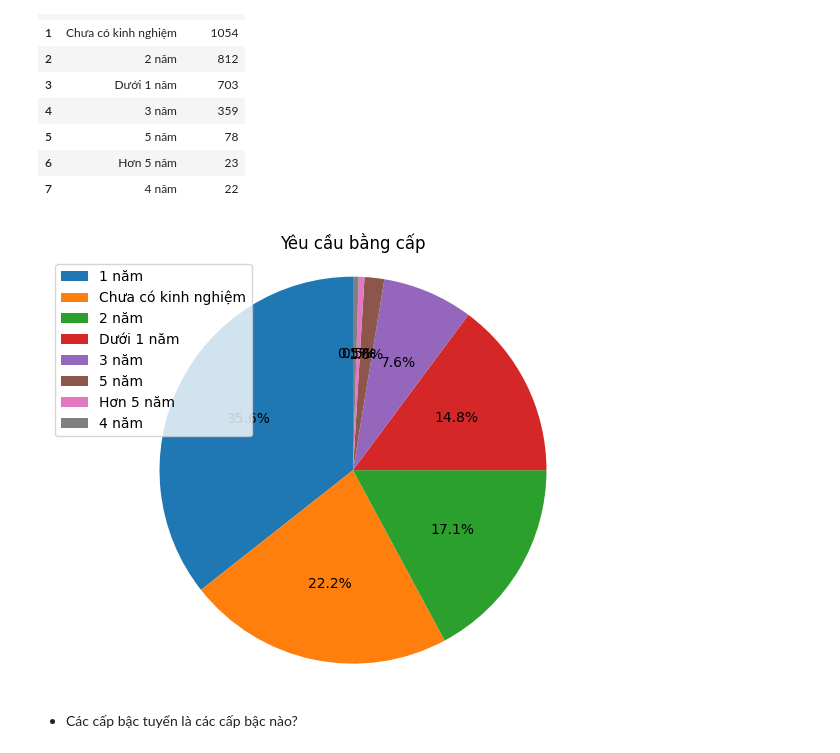
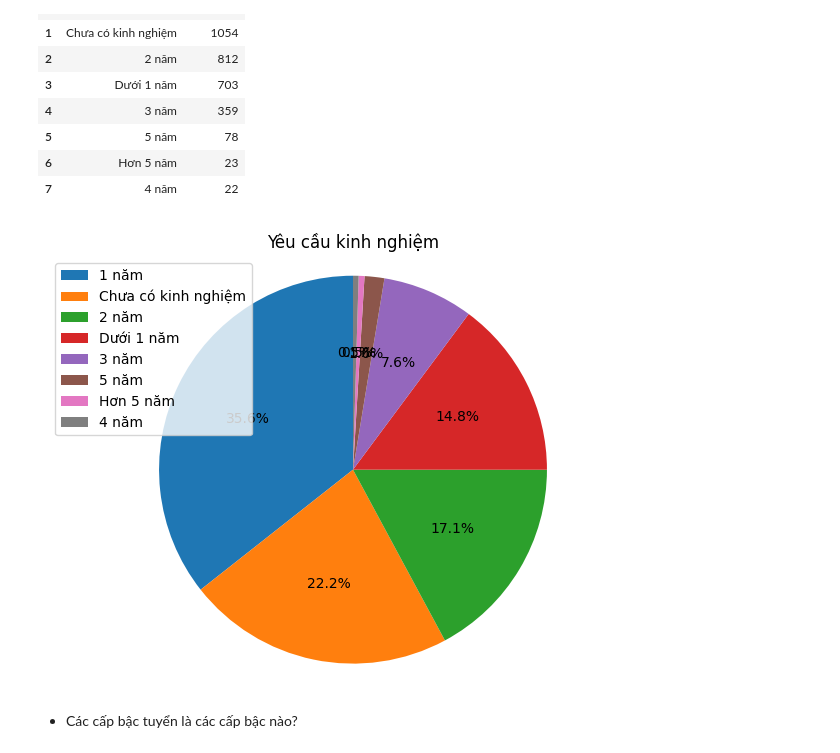
Before and after one commit to HungLVT/NMKHDL, a Jupyter notebook: notebooks/3.0-question-and-answer.ipynb, the cells around one changed output. Saved outputs shown, nothing was run; the diff lists cells and outputs as text; code cells hidden in the pictures.

```diff
--- a/notebooks/3.0-question-and-answer.ipynb
+++ b/notebooks/3.0-question-and-answer.ipynb
@@ -124,14 +139,14 @@ exp_requirements
 # %%
 labels = exp_requirements['Yêu cầu kinh nghiệm']
 sizes = exp_requirements['Số lượng']
 plt.pie(sizes, autopct='%1.1f%%', startangle=90)
 plt.axis('equal')
-plt.title('Yêu cầu bằng cấp')
+plt.title('Yêu cầu kinh nghiệm')
 plt.tight_layout()
 plt.legend(labels, loc='best')
 plt.show()
 # %% [output]
-[figure, old version]
+[figure, new version]
 # %% [markdown]
 - Các cấp bậc tuyển là các cấp bậc nào?
 # %%
```
Also changed, not shown: parts of 6 cells of this notebook, 4 other files.
